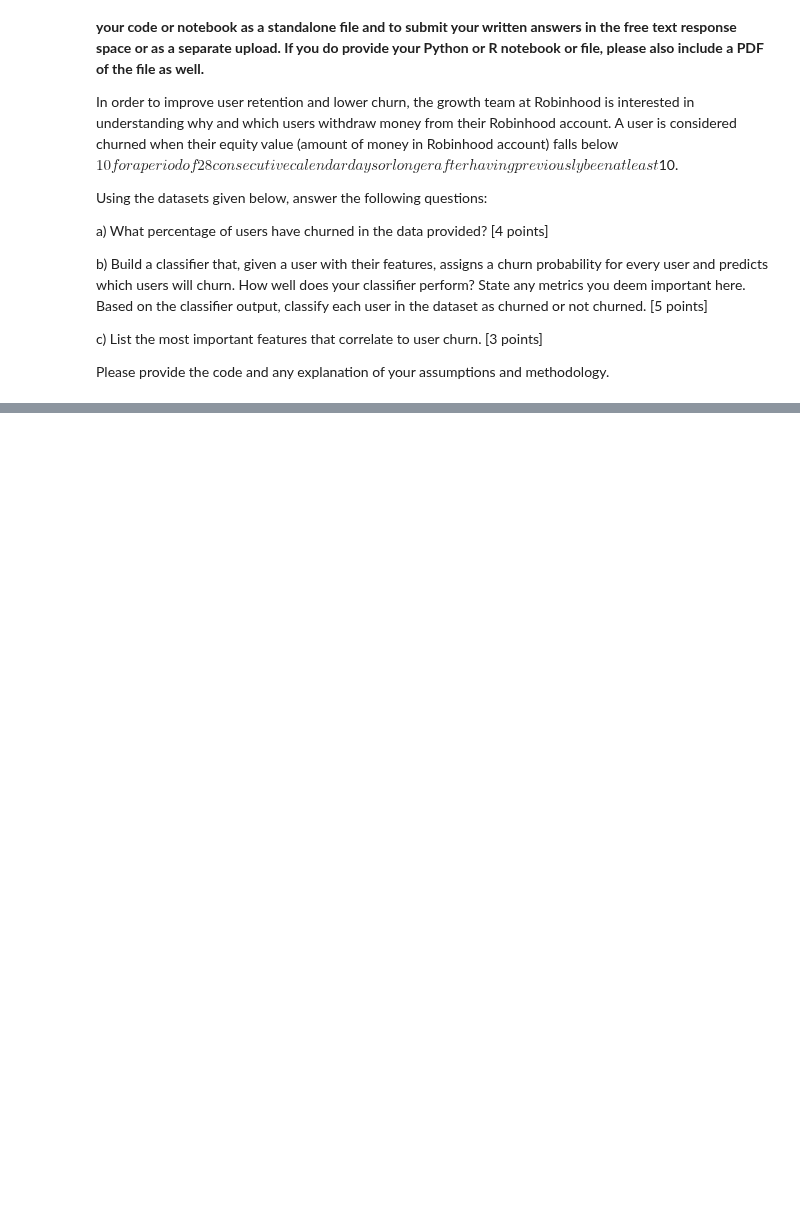
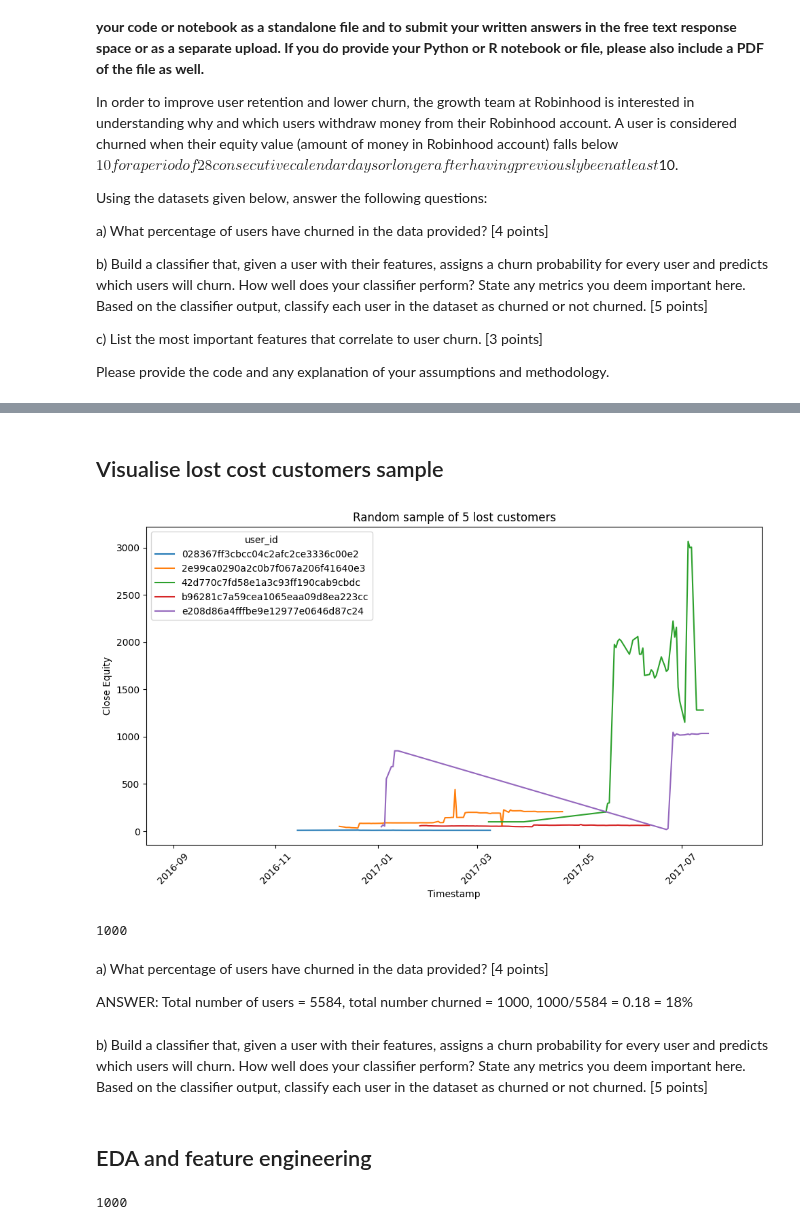
Before and after one commit to balintstewart77/magnimind-assignments, a Jupyter notebook: Churn project/notebook/Robinhood_churn_Balint.ipynb, the cells around one changed output, grey strips where cells are left out. Cells and saved outputs as stored; diff of their text form; code cells hidden in the pictures; blank space fills up the shorter version.

```diff
--- a/Churn project/notebook/Robinhood_churn_Balint.ipynb
+++ b/Churn project/notebook/Robinhood_churn_Balint.ipynb
@@ -14,0 +156,2 @@ Please provide the code and any explanation of your assumptions and methodology.
+# %%
+lost_users = lost_users.reset_index()
@@ -14,0 +162,3 @@ Please provide the code and any explanation of your assumptions and methodology.
+# %%
+lost_users_df = pd.DataFrame({'user_id':lost_users['user_id'].unique()})
+lost_users_df.head()
@@ -14,0 +172,22 @@ Please provide the code and any explanation of your assumptions and methodology.
+# %%
+evd_lost = evd_df[evd_df['user_id'].isin(lost_users_df['user_id'])]
+# %%
+evd_lost = evd_lost.sort_values(['user_id','timestamp'])
+# %% [markdown]
+## Visualise lost cost customers sample
+# %%
+random_5_lost = evd_lost['user_id'].drop_duplicates().sample(5)
+
+filtered_df = evd_lost[evd_lost['user_id'].isin(random_5_lost)]
+
+plt.figure(figsize=(10, 6))
+sns.lineplot(data=filtered_df, x='timestamp', y='close_equity', hue='user_id')
+plt.title('Random sample of 5 lost customers')
+plt.xlabel('Timestamp')
+plt.ylabel('Close Equity')
+plt.xticks(rotation=45)
+plt.xlim(evd_df['timestamp'].min(), evd_df['timestamp'].max())
+plt.tight_layout()
+plt.show()
+# %% [output]
+[figure, added]
@@ -14,0 +196,13 @@ Please provide the code and any explanation of your assumptions and methodology.
+# %%
+all_churned = pd.DataFrame({'user_id': all_churned['user_id'].unique()})
+all_churned.shape[0]
+# %% [output]
+1000
+# %% [markdown]
+a) What percentage of users have churned in the data provided? [4 points]
+
+ANSWER: Total number of users = 5584, total number churned = 1000, 1000/5584 = 0.18 = 18%
+# %% [markdown]
+b) Build a classifier that, given a user with their features, assigns a churn probability for every user and predicts which users will churn. How well does your classifier perform? State any metrics you deem important here. Based on the classifier output, classify each user in the dataset as churned or not churned. [5 points]
+# %% [markdown]
+## EDA and feature engineering
@@ -14,0 +212,4 @@ Please provide the code and any explanation of your assumptions and methodology.
+# %%
+df['churned'].sum()
+# %% [output]
+1000
```
Also changed, not shown: parts of 57 cells of this notebook, 4 other files.
